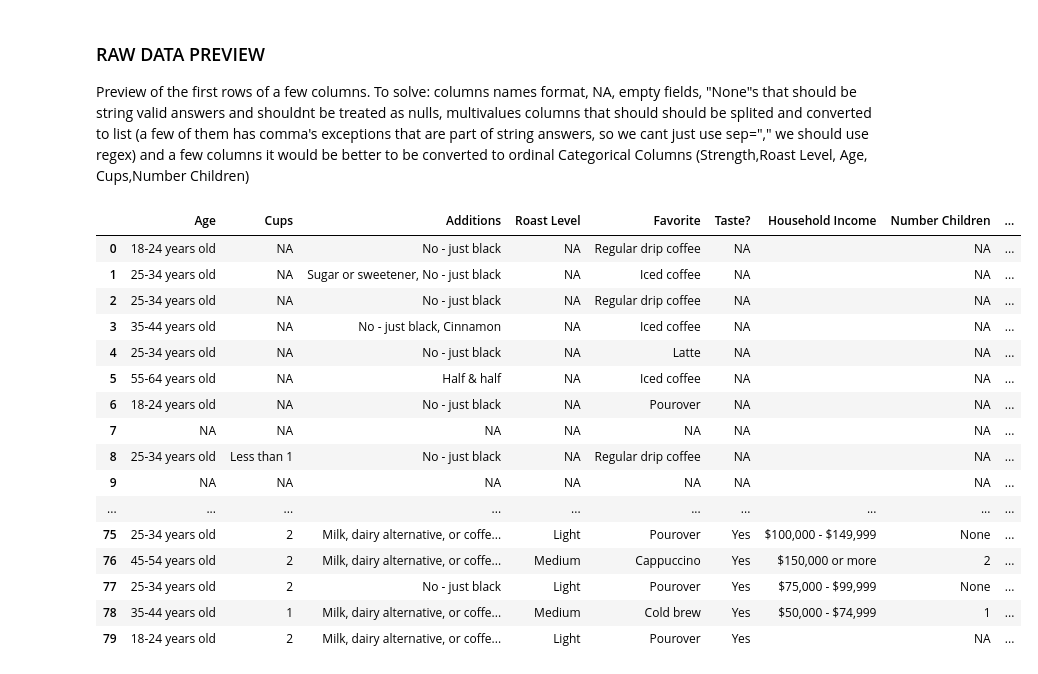
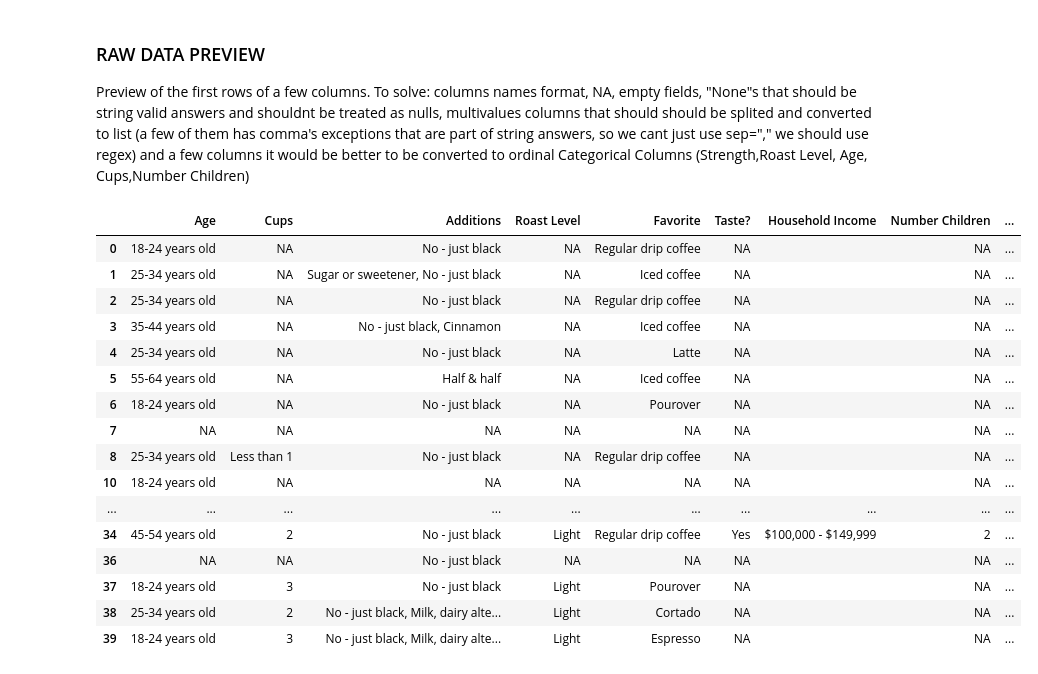
Before and after one commit to briella-codes/coffee_survey, a Jupyter notebook: notebooks/survey_analysis_english.ipynb, the cells around one changed output. Saved outputs shown, nothing was run; the diff lists cells and outputs as text; code cells hidden in the pictures.

Commit message:
Add preprocessing and visualization modules
Includes customized display functions, preprocessing helpers, and CSV export in utils module

```diff
--- a/notebooks/survey_analysis_english.ipynb
+++ b/notebooks/survey_analysis_english.ipynb
@@ -111,22 +118,24 @@ memory usage: 1.8 MB
 ### RAW DATA PREVIEW
 Preview of the first rows of a few columns. To solve: columns names format, NA, empty fields, "None"s that should be string valid answers and shouldnt be treated as nulls, multivalues columns that should should be splited and converted to list (a few of them has comma's exceptions that are part of string answers, so we cant just use sep="," we should use regex) and a few columns it would be better to be converted to ordinal Categorical Columns (Strength,Roast Level, Age, Cups,Number Children)
 # %%
-display(survey_df[['Age','Cups','Additions','Roast Level','Favorite','Taste?','Household Income','Number Children','Strength']].head(80))
+#DATAFRAME PREVIEW: show_df(df) displays ALL records-you can customize columns to display in the show_df() parameters
+# you can Use head and/or tail parameters to limit output if needed. Example: show_df(df, head=20, tail=40)
+show_df(survey_df[['Age','Cups','Additions','Roast Level','Favorite','Taste?','Household Income','Number Children','Strength']], head=40 )
 # %% [output]
 |  | Age | Cups | Additions | Roast Level | Favorite | Taste? | Household Income | Number Children | ... |
 | 0 | 18-24 years old | NA | No - just black | NA | Regular drip coffee | NA |  | NA | ... |
 | 1 | 25-34 years old | NA | Sugar or sweetener, No - just black | NA | Iced coffee | NA |  | NA | ... |
 | 2 | 25-34 years old | NA | No - just black | NA | Regular drip coffee | NA |  | NA | ... |
 | 3 | 35-44 years old | NA | No - just black, Cinnamon | NA | Iced coffee | NA |  | NA | ... |
 | 4 | 25-34 years old | NA | No - just black | NA | Latte | NA |  | NA | ... |
 | 5 | 55-64 years old | NA | Half & half | NA | Iced coffee | NA |  | NA | ... |
 | 6 | 18-24 years old | NA | No - just black | NA | Pourover | NA |  | NA | ... |
 | 7 | NA | NA | NA | NA | NA | NA |  | NA | ... |
 | 8 | 25-34 years old | Less than 1 | No - just black | NA | Regular drip coffee | NA |  | NA | ... |
-| 9 | NA | NA | NA | NA | NA | NA |  | NA | ... |
+| 10 | 18-24 years old | NA | NA | NA | NA | NA |  | NA | ... |
 | ... | ... | ... | ... | ... | ... | ... | ... | ... | ... |
-| 75 | 25-34 years old | 2 | Milk, dairy alternative, or coffe... | Light | Pourover | Yes | $100,000 - $149,999 | None | ... |
-| 76 | 45-54 years old | 2 | Milk, dairy alternative, or coffe... | Medium | Cappuccino | Yes | $150,000 or more | 2 | ... |
-| 77 | 25-34 years old | 2 | No - just black | Light | Pourover | Yes | $75,000 - $99,999 | None | ... |
-| 78 | 35-44 years old | 1 | Milk, dairy alternative, or coffe... | Medium | Cold brew | Yes | $50,000 - $74,999 | 1 | ... |
-| 79 | 18-24 years old | 2 | Milk, dairy alternative, or coffe... | Light | Pourover | Yes |  | NA | ... |
+| 34 | 45-54 years old | 2 | No - just black | Light | Regular drip coffee | Yes | $100,000 - $149,999 | 2 | ... |
+| 36 | NA | NA | No - just black | NA | NA | NA |  | NA | ... |
+| 37 | 18-24 years old | 3 | No - just black | Light | Pourover | NA |  | NA | ... |
+| 38 | 25-34 years old | 2 | No - just black, Milk, dairy alte... | Light | Cortado | NA |  | NA | ... |
+| 39 | 18-24 years old | 3 | No - just black, Milk, dairy alte... | Light | Espresso | NA |  | NA | ... |
```
Also changed, not shown: parts of 12 cells of this notebook, 5 other files.
